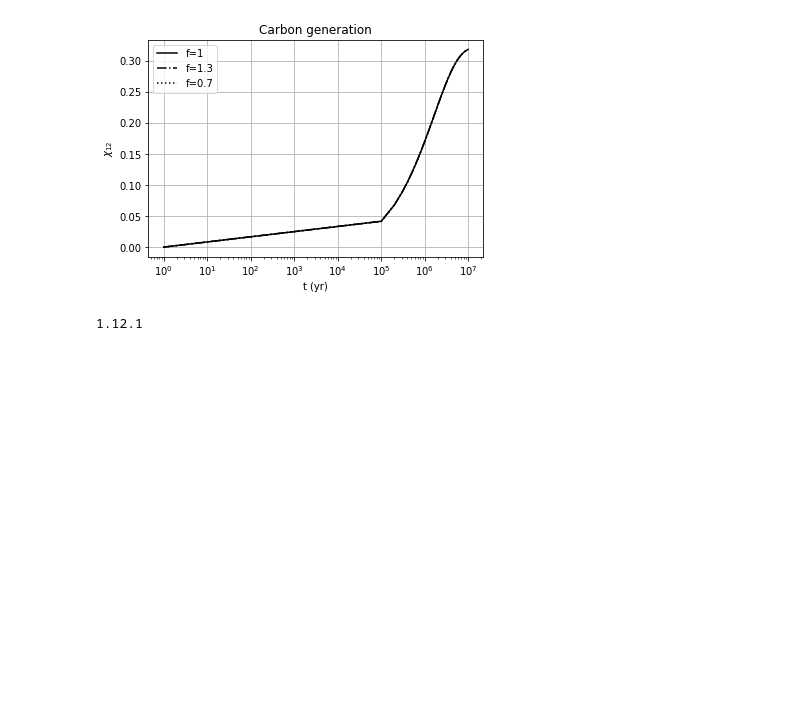
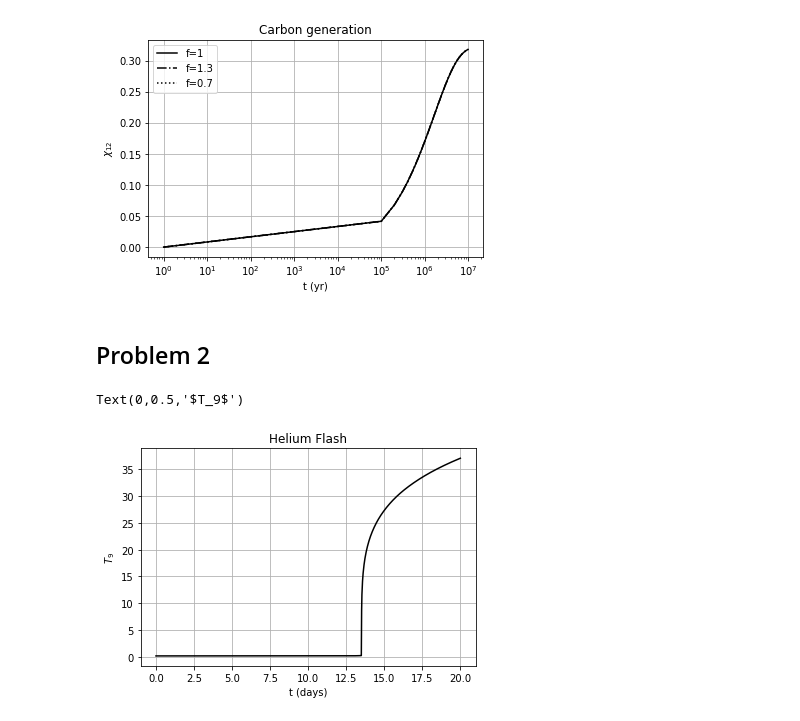
Before and after one commit to mileslucas/astro580, a Jupyter notebook: hw3/hw3.ipynb, the cells around one changed output. Cells and saved outputs as stored; diff of their text form; code cells hidden in the pictures; blank space fills up the shorter version.

Commit message:
worked on problem 2

```diff
--- a/hw3/hw3.ipynb
+++ b/hw3/hw3.ipynb
@@ -108,7 +108,39 @@ calc_and_plot(sigs1)
 calc_and_plot(sigs2)
 # %% [output]
 [figure]
-# %%
-print(np.__version__)
-# %% [output]
-1.12.1
+# %% [markdown]
+## Problem 2
+# %%
+rho = 2e5 # g cm-3
+mu_e = 2
+B = 9.739e5 # g cm-3
+x = (rho / mu_e / B) ** (1/3)
+cv_He = 9.35e7 # erg g-1 K-1
+cv_e_const = 2 * 1.35e5 / rho * x * np.sqrt(1 + x**2) # erg g-1 K-2
+Y = 1
+trip_a_const = 5.1e8 * rho * Y ** 3 # erg g-1 s-1 GK3
+
+def temperature(t, y):
+    T = y
+    T9 = T / 1e9
+    lhs = 5.1e8 * rho **2 * T9 ** (-3) * np.exp(-4.4027 / T9)
+    rhs = cv_He + 2.7e5 / rho * x * np.sqrt(1 + x**2) * T
+    dTdt = lhs / rhs
+
+    # Convert to days
+    tc = 60 * 60 * 24
+    return dTdt * tc
+# %%
+span = (0, 20)
+t = np.linspace(*span, 1000)
+result = solve_ivp(temperature, span, (1.5e8,), t_eval=t)
+# %%
+plt.plot(result.t, result.y[0] / 1e9, 'k')
+plt.grid()
+
+plt.title('Helium Flash')
+plt.xlabel('t (days)')
+plt.ylabel(r'$T_9$')
+# %% [output]
+Text(0,0.5,'$T_9$')
+[figure, added]
```
